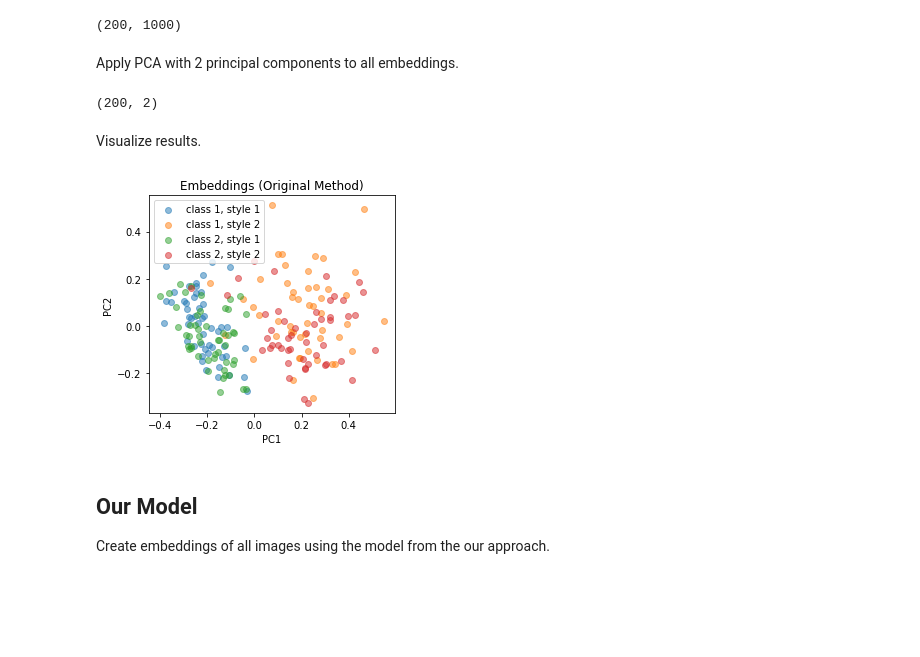
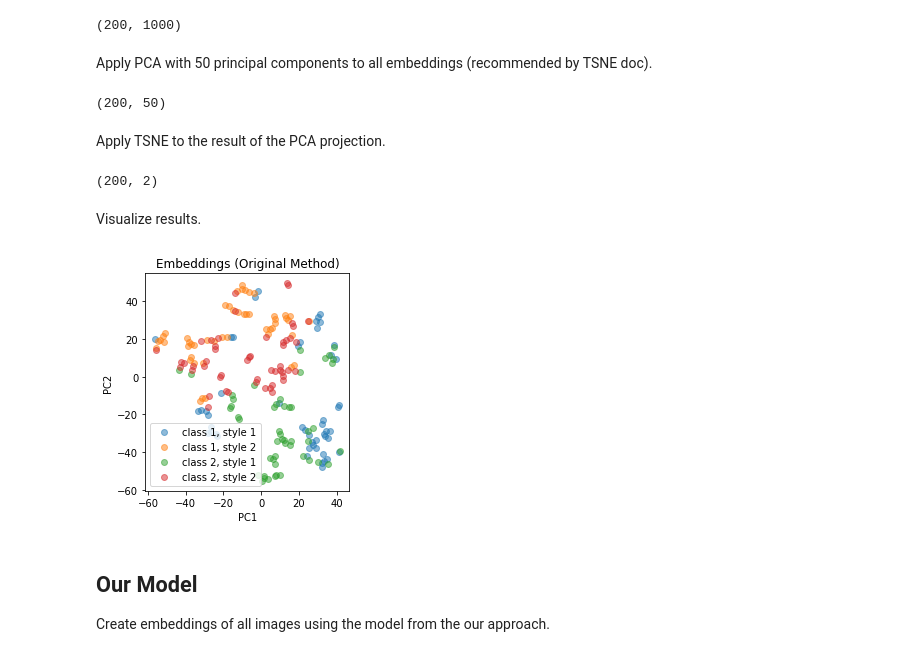
Before and after one commit to fyangch/DeepLearning2022, a Jupyter notebook: EmbeddingAnalysis.ipynb, the cells around one changed output. Cells and saved outputs as stored; diff of their text form; code cells hidden in the pictures; blank space fills up the shorter version.

Commit message:
Use tsne for analysis

```diff
--- a/EmbeddingAnalysis.ipynb
+++ b/EmbeddingAnalysis.ipynb
@@ -111,30 +112,38 @@ embeddings.shape
 # %% [output]
 (200, 1000)
 # %% [markdown]
-Apply PCA with 2 principal components to all embeddings.
+Apply PCA with 50 principal components to all embeddings (recommended by TSNE doc).
 # %%
-pca = PCA(n_components=2)
+pca = PCA(n_components=50)
 emb_pca = pca.fit_transform(embeddings)
 emb_pca.shape
 # %% [output]
-(200, 2)
+(200, 50)
+# %% [markdown]
+Apply TSNE to the result of the PCA projection.
+# %%
+tsne = TSNE(n_components=2, learning_rate='auto', init='random', perplexity=3)
+emb_tsne = tsne.fit_transform(emb_pca)
+emb_tsne.shape
+# %% [output]
+(200, 2)
 # %% [markdown]
 Visualize results.
 # %%
-plt.scatter(emb_pca[0:50, 0], emb_pca[0:50, 1], alpha=0.5, label="class 1, style 1")
-plt.scatter(emb_pca[50:100, 0], emb_pca[50:100, 1], alpha=0.5, label="class 1, style 2")
-plt.scatter(emb_pca[100:150, 0], emb_pca[100:150, 1], alpha=0.5, label="class 2, style 1")
-plt.scatter(emb_pca[150:200, 0], emb_pca[150:200, 1], alpha=0.5, label="class 2, style 2")
+plt.scatter(emb_tsne[0:50, 0], emb_tsne[0:50, 1], alpha=0.5, label="class 1, style 1")
+plt.scatter(emb_tsne[50:100, 0], emb_tsne[50:100, 1], alpha=0.5, label="class 1, style 2")
+plt.scatter(emb_tsne[100:150, 0], emb_tsne[100:150, 1], alpha=0.5, label="class 2, style 1")
+plt.scatter(emb_tsne[150:200, 0], emb_tsne[150:200, 1], alpha=0.5, label="class 2, style 2")
 plt.gca().set(
     aspect="equal",
     title="Embeddings (Original Method)",
     xlabel="PC1",
     ylabel="PC2",
 )
 plt.legend()
 plt.show()
 # %% [output]
-[figure, old version]
+[figure, new version]
 # %% [markdown]
 ## Our Model
 Create embeddings of all images using the model from the our approach.
```
Also changed, not shown: parts of 7 cells of this notebook.
